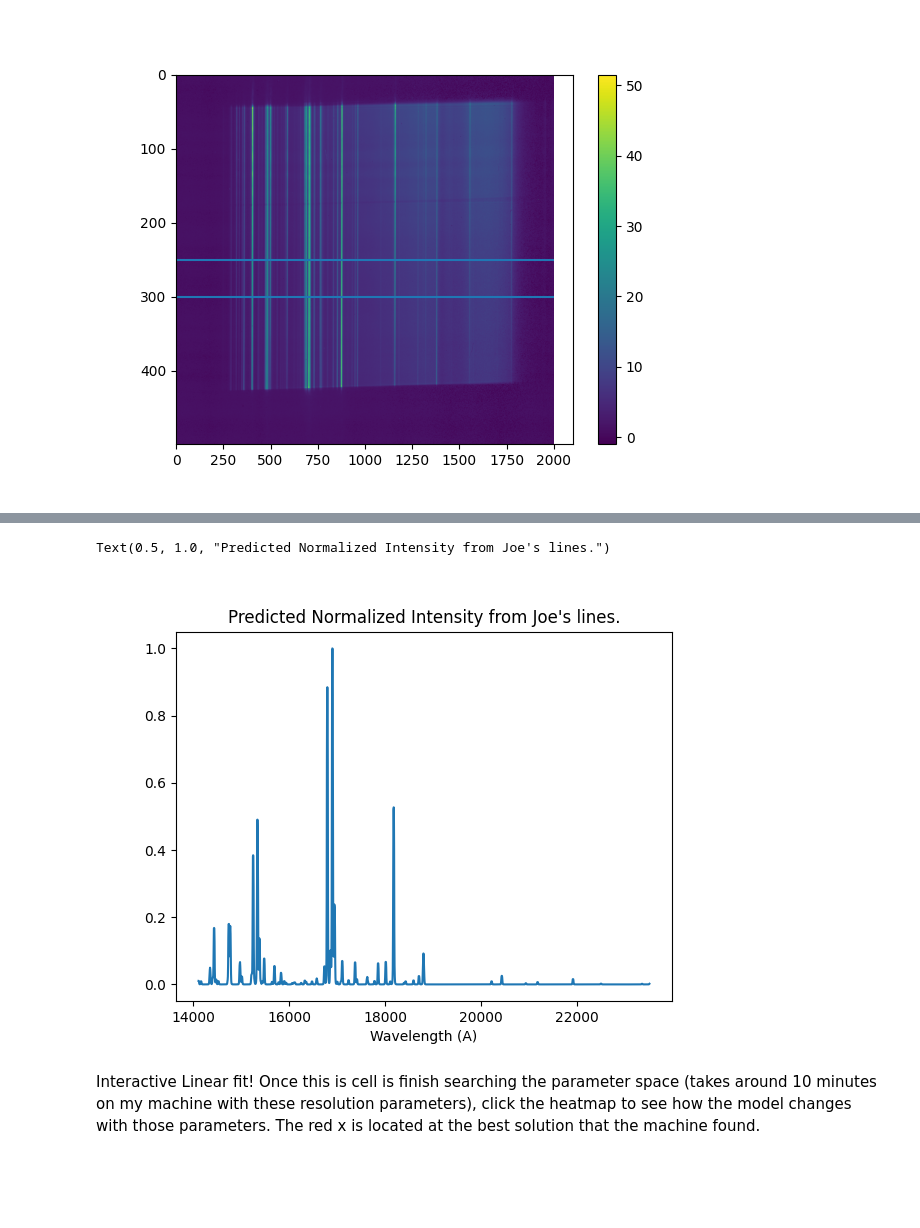
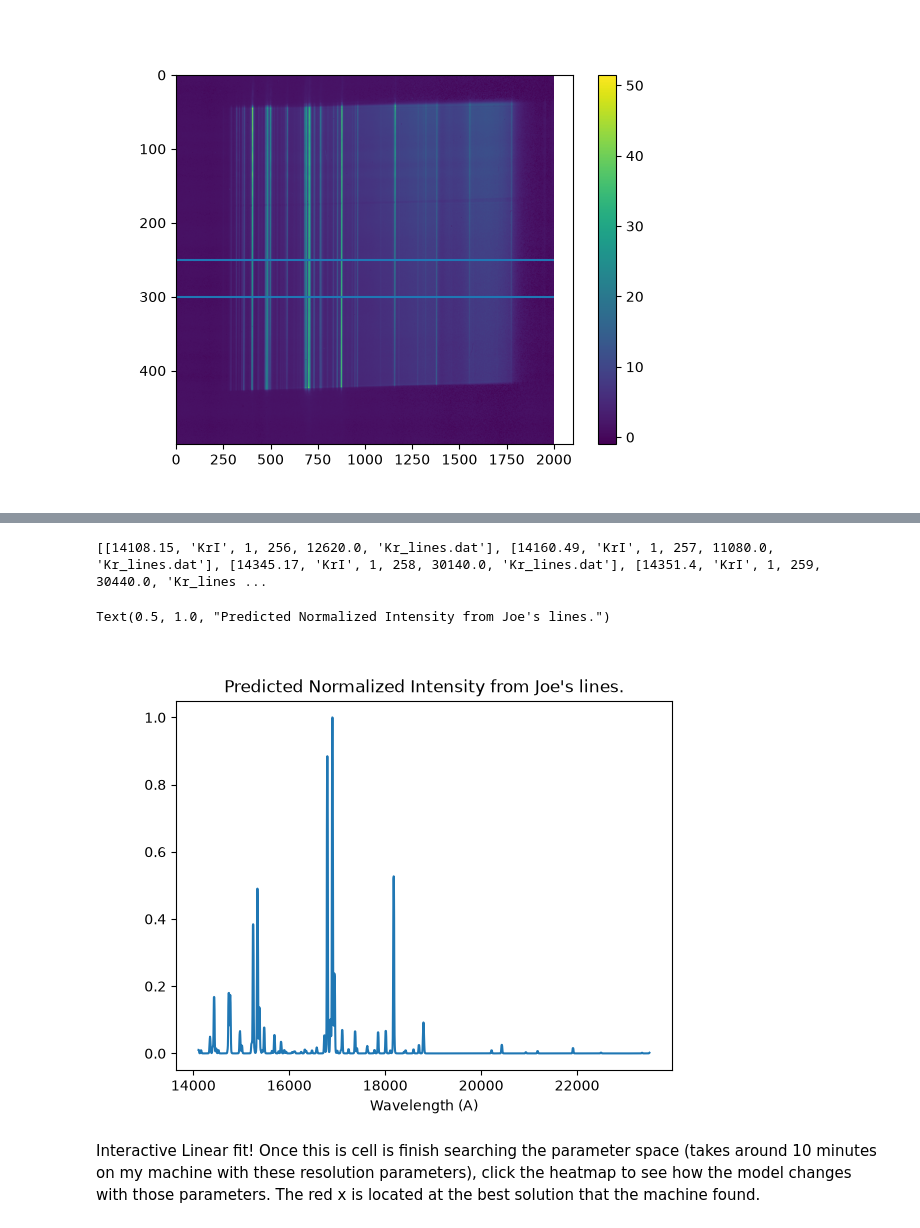
Before and after one commit to MatthewPrem/R-determination, a Jupyter notebook: HK/vph300/FindR.ipynb, the cells around one changed output, grey strips where cells are left out. Cells and saved outputs as stored; diff of their text form; code cells hidden in the pictures; blank space fills up the shorter version.

```diff
--- a/HK/vph300/FindR.ipynb
+++ b/HK/vph300/FindR.ipynb
@@ -43,12 +67,14 @@ contSub = spec - continuum(np.arange(0, len(spec)))
 # %%
 fig, ax = plt.subplots()
-model = Spec1D.calcModel(lines, 2000, lines[0][1], 2000/(lines[-1][1]-lines[0][1]))
-ax.plot(np.linspace(lines[0][1], lines[-1][1], 2000), model/np.max(model))
+print(lines)
+model = Spec1D.calcModel(lines, 2000, lines[0][0], 2000/(lines[-1][0]-lines[0][0]))
+ax.plot(np.linspace(lines[0][0], lines[-1][0], 2000), model/np.max(model))
 ax.set_xlabel("Wavelength (A)")
 ax.set_title("Predicted Normalized Intensity from Joe's lines.")
 # %% [output]
-Text(0.5, 1.0, "Predicted Normalized Intensity from Joe's lines.")
+[[14108.15, 'KrI', 1, 256, 12620.0, 'Kr_lines.dat'], [14160.49, 'KrI', 1, 257, 11080.0, 'Kr_lines.dat'], [14345.17, 'KrI', 1, 258, 30140.0, 'Kr_lines.dat'], [14351.4, 'KrI', 1, 259, 30440.0, 'Kr_lines ...
+Text(0.5, 1.0, "Predicted Normalized Intensity from Joe's lines.")
-[figure, old version]
+[figure, new version]
 # %% [markdown]
 Interactive Linear fit! Once this is cell is finish searching the parameter space (takes around 10 minutes on my machine with these resolution parameters), click the heatmap to see how the model changes with those parameters. The red x is located at the best solution that the machine found.
 # %%
```
Also changed, not shown: parts of 5 cells of this notebook, 4 other files.
